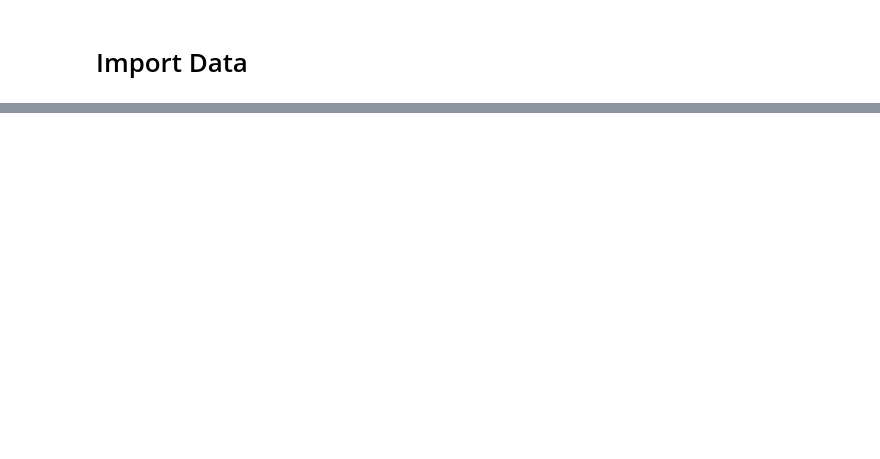
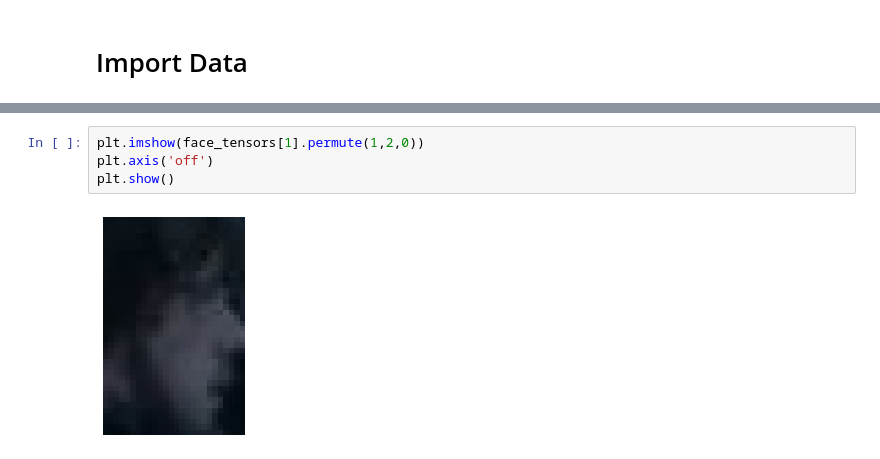
Before and after one commit to SUS-SS2022/conv-recognition, a Jupyter notebook: demo/conv_recognition.ipynb, the cells around one changed output, grey strips where cells are left out. Cells and saved outputs as stored; diff of their text form; blank space fills up the shorter version.

```diff
--- a/demo/conv_recognition.ipynb
+++ b/demo/conv_recognition.ipynb
@@ -22,0 +67,6 @@ torch.Size([3, 720, 1280])
+# %%
+plt.imshow(face_tensors[1].permute(1,2,0))
+plt.axis('off')
+plt.show()
+# %% [output]
+[figure, added]
```
Also changed, not shown: parts of 5 cells of this notebook, 3 other files.
